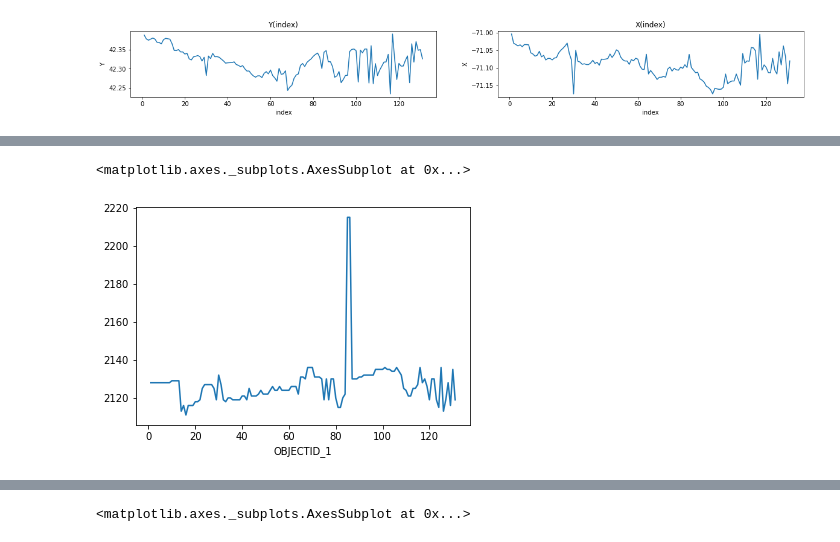
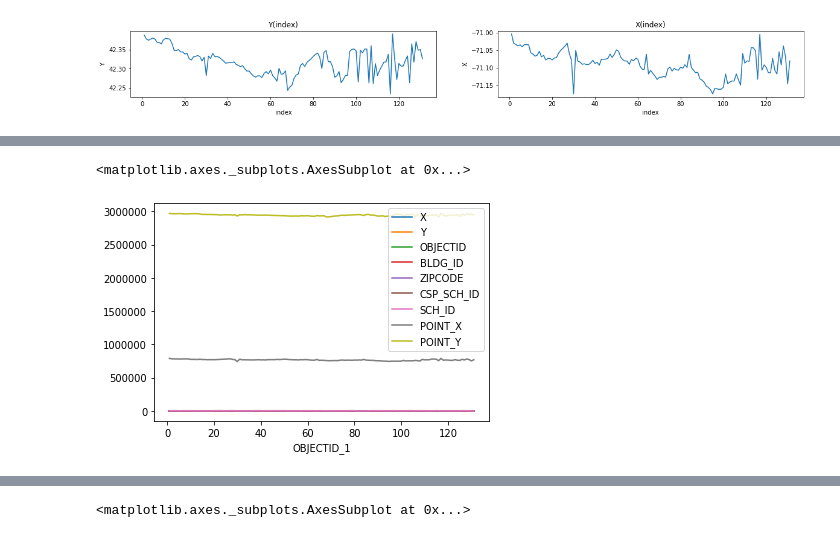
Before and after one commit to poste0/Labs, a Jupyter notebook: DataAnalysis/Stepanenko_Lab3.ipynb, the cells around one changed output, grey strips where cells are left out. Saved outputs shown, nothing was run; the diff lists cells and outputs as text; code cells hidden in the pictures.

Commit message:
Laba 3 Data analysis

```diff
--- a/DataAnalysis/Stepanenko_Lab3.ipynb
+++ b/DataAnalysis/Stepanenko_Lab3.ipynb
@@ -43,5 +53,5 @@ Text(0.5, 1.0, 'X(index)')
 # %%
-data.ZIPCODE.plot()
+data.plot()
 # %% [output]
 <matplotlib.axes._subplots.AxesSubplot at 0x...>
-[figure, old version]
+[figure, new version]
```
Also changed, not shown: parts of 9 cells of this notebook.
